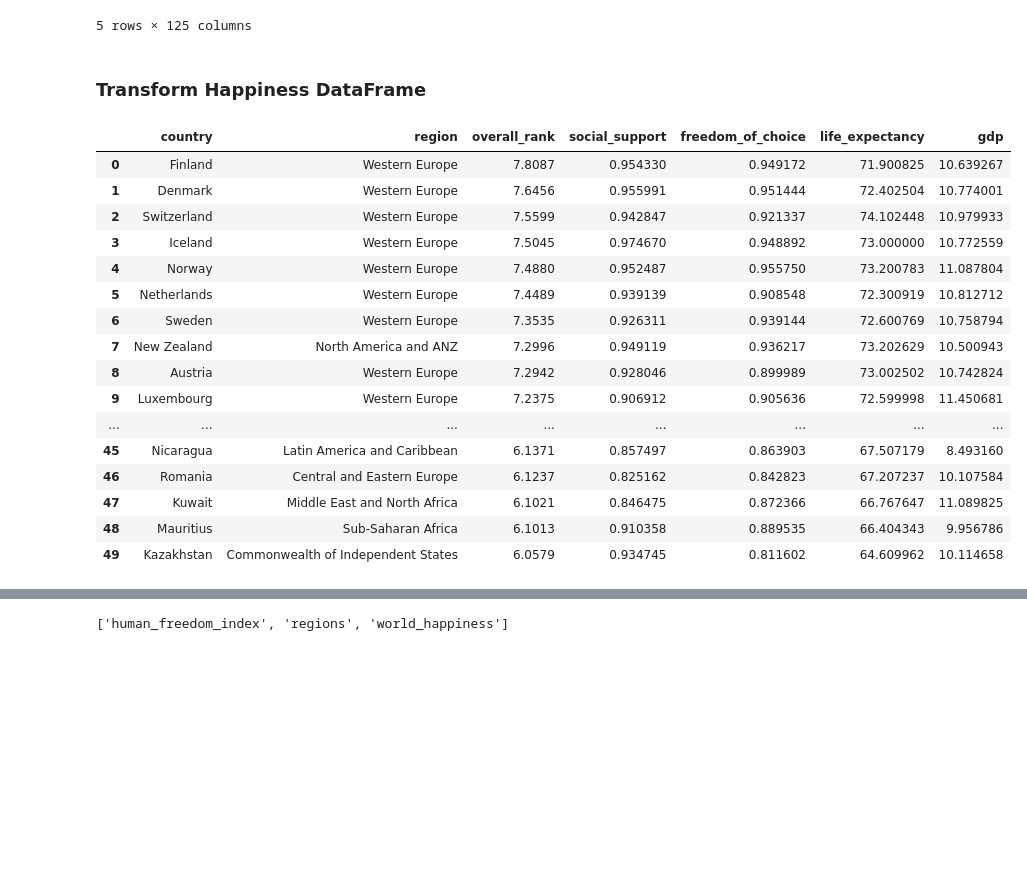
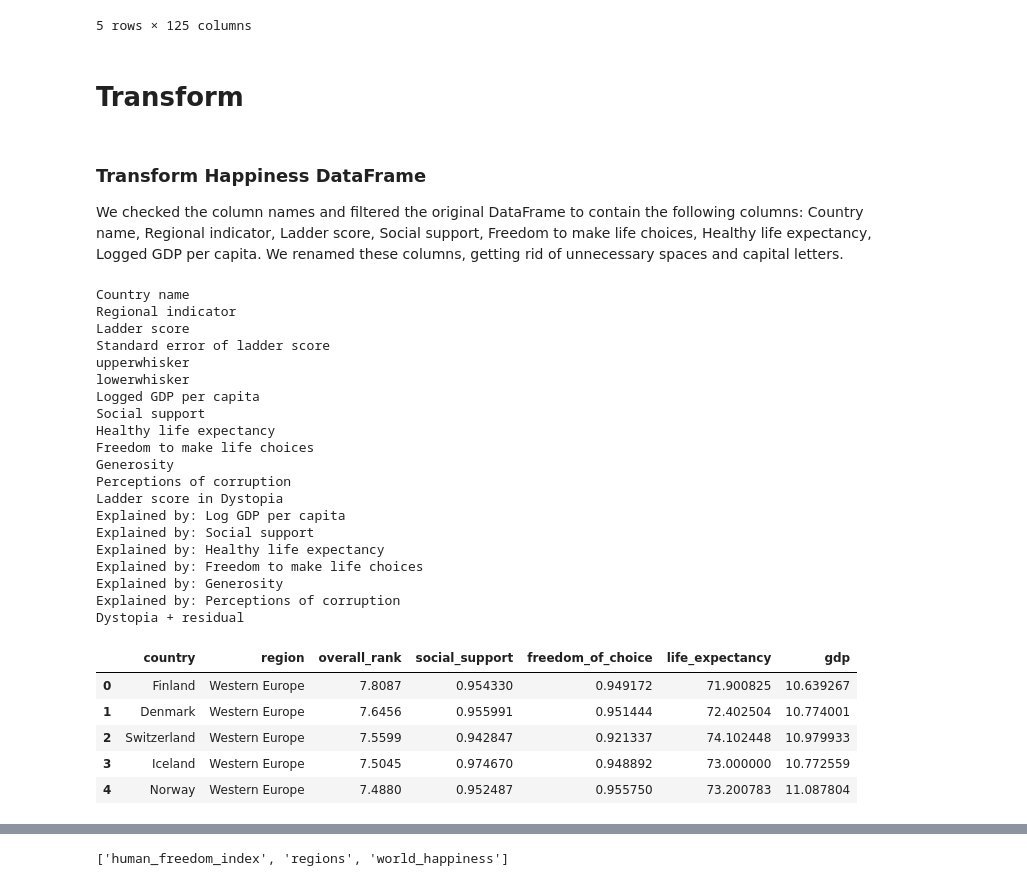
Before and after one commit to jonkwiatkowski/World-Freedom-Happiness-ETL, a Jupyter notebook: technical_report.ipynb, the cells around one changed output, grey strips where cells are left out. Cells and saved outputs as stored; diff of their text form; code cells hidden in the pictures; blank space fills up the shorter version.

```diff
--- a/technical_report.ipynb
+++ b/technical_report.ipynb
@@ -26,40 +34,58 @@ freedom_df.head()
 | 3 | 2019 | Argentina | ARG | Latin America & the Caribbean | 7.38 | 74.0 | 2.0 | 6.83 | 5.94 | ... |
 | 4 | 2019 | Armenia | ARM | Caucasus & Central Asia | 8.20 | 40.0 | 1.0 | NaN | NaN | ... |
 5 rows × 125 columns
+# %% [markdown]
+# Transform
 # %% [markdown]
 ### Transform Happiness DataFrame
+
+We checked the column names and filtered the original DataFrame to contain the following columns: Country name, Regional indicator, Ladder score, Social support, Freedom to make life choices, Healthy life expectancy, Logged GDP per capita. We renamed these columns, getting rid of unnecessary spaces and capital letters.
+# %%
+# Check columns
+for col in happiness_df.columns:
+    print(col)
+# %% [output]
+Country name
+Regional indicator
+Ladder score
+Standard error of ladder score
+upperwhisker
+lowerwhisker
+Logged GDP per capita
+Social support
+Healthy life expectancy
+Freedom to make life choices
+Generosity
+Perceptions of corruption
+Ladder score in Dystopia
+Explained by: Log GDP per capita
+Explained by: Social support
+Explained by: Healthy life expectancy
+Explained by: Freedom to make life choices
+Explained by: Generosity
+Explained by: Perceptions of corruption
+Dystopia + residual
 # %%
 # Create a filtered dataframe from specific columns
 happiness_cols = ["Country name", "Regional indicator", "Ladder score", "Social support", "Freedom to make life choices", "Healthy life expectancy", "Logged GDP per capita"]
 happiness_transformed = happiness_df[happiness_cols].copy()
 
 # Rename the column headers
 happiness_transformed = happiness_transformed.rename(columns = { "Country name": "country",
                                                                "Regional indicator": "region",
                                                                "Ladder score": "overall_rank",
                                                                "Social support": "social_support",
                                                                "Freedom to make life choices": "freedom_of_choice",
                                                                "Healthy life expectancy": "life_expectancy",
                                                                "Logged GDP per capita": "gdp"})
 
-happiness_transformed.head(50)
+happiness_transformed.head()
 # %% [output]
 |  | country | region | overall_rank | social_support | freedom_of_choice | life_expectancy | gdp |
 | 0 | Finland | Western Europe | 7.8087 | 0.954330 | 0.949172 | 71.900825 | 10.639267 |
 | 1 | Denmark | Western Europe | 7.6456 | 0.955991 | 0.951444 | 72.402504 | 10.774001 |
 | 2 | Switzerland | Western Europe | 7.5599 | 0.942847 | 0.921337 | 74.102448 | 10.979933 |
 | 3 | Iceland | Western Europe | 7.5045 | 0.974670 | 0.948892 | 73.000000 | 10.772559 |
 | 4 | Norway | Western Europe | 7.4880 | 0.952487 | 0.955750 | 73.200783 | 11.087804 |
-| 5 | Netherlands | Western Europe | 7.4489 | 0.939139 | 0.908548 | 72.300919 | 10.812712 |
-| 6 | Sweden | Western Europe | 7.3535 | 0.926311 | 0.939144 | 72.600769 | 10.758794 |
-| 7 | New Zealand | North America and ANZ | 7.2996 | 0.949119 | 0.936217 | 73.202629 | 10.500943 |
-| 8 | Austria | Western Europe | 7.2942 | 0.928046 | 0.899989 | 73.002502 | 10.742824 |
-| 9 | Luxembourg | Western Europe | 7.2375 | 0.906912 | 0.905636 | 72.599998 | 11.450681 |
-| ... | ... | ... | ... | ... | ... | ... | ... |
-| 45 | Nicaragua | Latin America and Caribbean | 6.1371 | 0.857497 | 0.863903 | 67.507179 | 8.493160 |
-| 46 | Romania | Central and Eastern Europe | 6.1237 | 0.825162 | 0.842823 | 67.207237 | 10.107584 |
-| 47 | Kuwait | Middle East and North Africa | 6.1021 | 0.846475 | 0.872366 | 66.767647 | 11.089825 |
-| 48 | Mauritius | Sub-Saharan Africa | 6.1013 | 0.910358 | 0.889535 | 66.404343 | 9.956786 |
-| 49 | Kazakhstan | Commonwealth of Independent States | 6.0579 | 0.934745 | 0.811602 | 64.609962 | 10.114658 |
 # %% [markdown]
 ### Transform Freedom DataFrame
```
Also changed, not shown: parts of 10 cells of this notebook, 1 other file.
